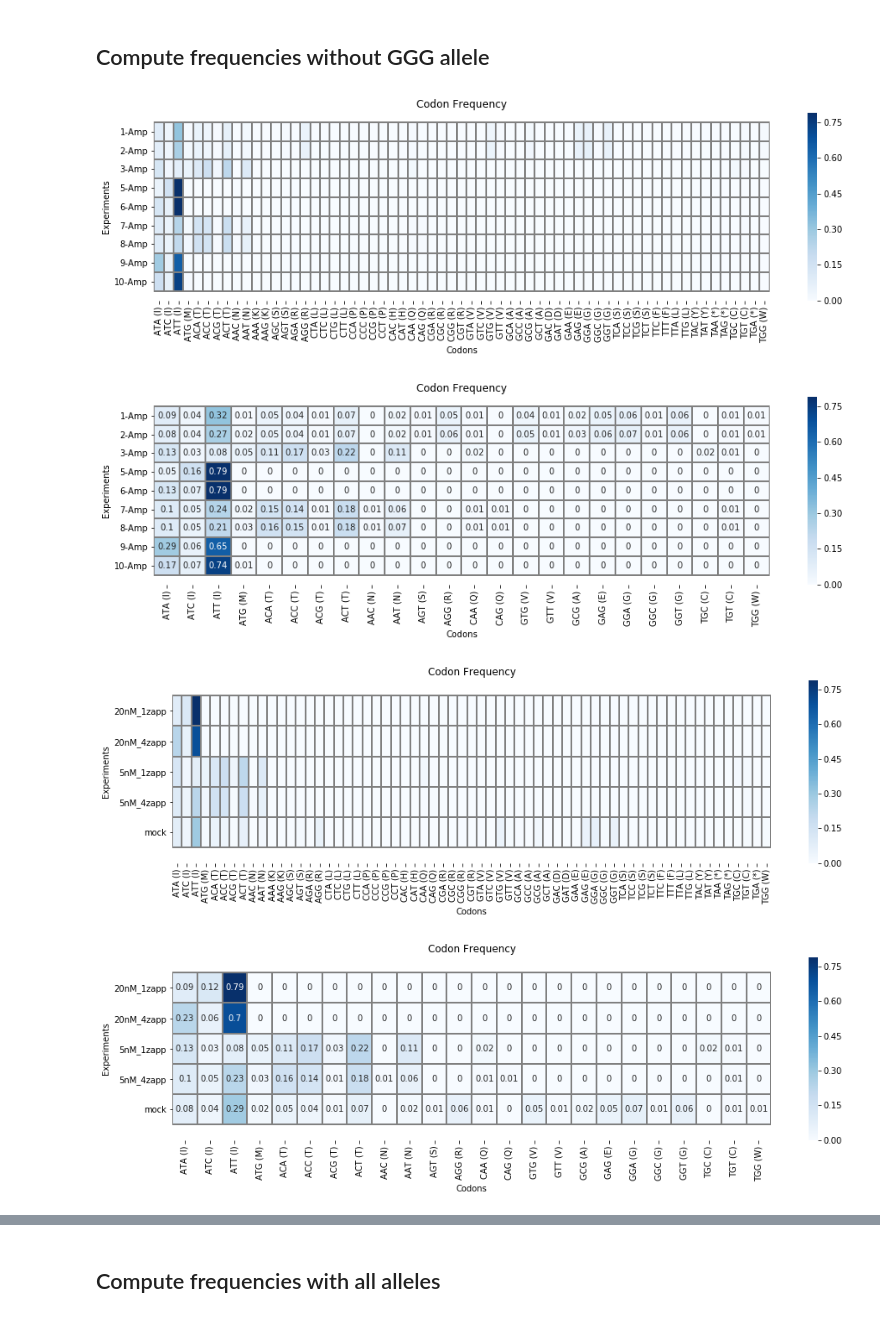
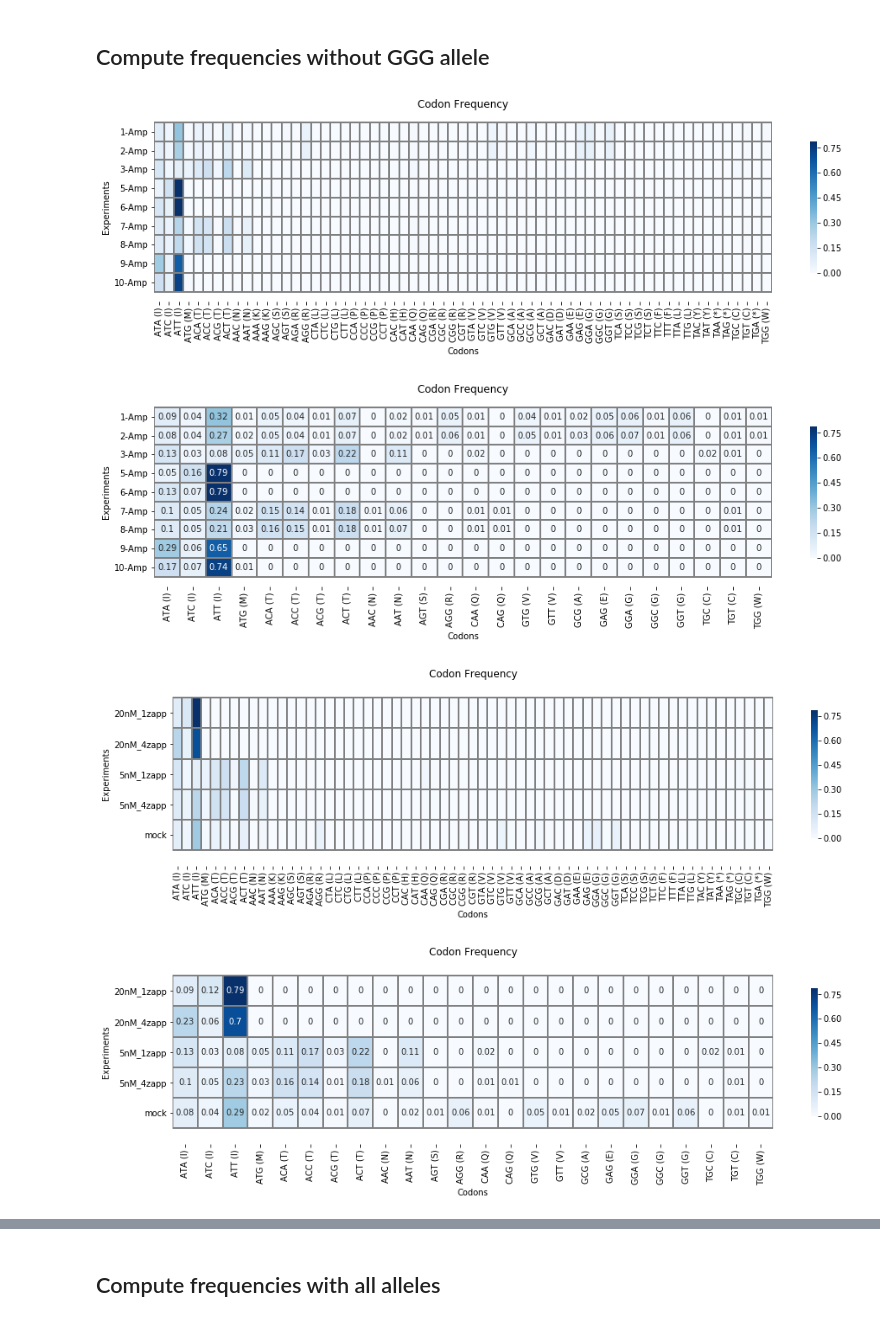
Before and after one commit to mtinti/dh_simone_experiments, a Jupyter notebook: TRYlhwR/Clean/make_plots.ipynb, the cells around one changed output, grey strips where cells are left out. Saved outputs shown, nothing was run; the diff lists cells and outputs as text; code cells hidden in the pictures.

Commit message:
add frequency without ggg

```diff
--- a/TRYlhwR/Clean/make_plots.ipynb
+++ b/TRYlhwR/Clean/make_plots.ipynb
@@ -50,9 +50,12 @@ temp=df.drop('failed')
 temp=temp.drop('GGG')
 temp = temp/temp.sum()
 
+round_to = 2
+
 #visualize all
 fig,ax=plt.subplots(figsize=(16,4))
-sns.heatmap(temp.T.round(2).rename(labels,axis=1),ax=ax,cmap='Blues',linewidths=1, linecolor='grey')
+sns.heatmap(temp.T.round(round_to).rename(labels,axis=1),ax=ax,cmap='Blues',
+            linewidths=1, linecolor='grey',cbar_kws={"shrink": .7})
 ymin, ymax = ax.get_ylim()
 ax.set_ylim(ymin+0.5,ymax-0.5)
 ax.set_xlabel('Codons')
@@ -62,10 +65,11 @@ plt.show()
 
 #visualize selection
 fig,ax=plt.subplots(figsize=(16,4))
-selection = temp.T.round(2)
+selection = temp.T.round(round_to)
 #selection = selection[(selection != 0).any()]
 selection = selection.loc[:, (selection != 0).any(axis=0)]
-sns.heatmap(selection.rename(labels,axis=1) ,ax=ax,cmap='Blues',linewidths=1, linecolor='grey',annot=True)
+sns.heatmap(selection.rename(labels,axis=1) ,ax=ax,cmap='Blues',
+            linewidths=1, linecolor='grey',annot=True,cbar_kws={"shrink": .7})
 ymin, ymax = ax.get_ylim()
 ax.set_ylim(ymin+0.5,ymax-0.5)
 ax.set_xlabel('Codons')
@@ -76,37 +80,65 @@ plt.show()
 #print(temp.columns)
 temp=temp.T
 temp['experiment']=['mock', 'mock',
                 '5nM_1zapp',
                 '20nM_1zapp', '20nM_1zapp',
                 '5nM_4zapp', '5nM_4zapp',
                 '20nM_4zapp','20nM_4zapp']
 
 temp = temp.groupby('experiment').mean()
 
 #average results and plot
 fig,ax=plt.subplots(figsize=(16,4))
-sns.heatmap(temp.rename(labels,axis=1),ax=ax,cmap='Blues',linewidths=1, linecolor='grey')
+sns.heatmap(temp.rename(labels,axis=1),ax=ax,cmap='Blues',
+            linewidths=1, linecolor='grey',cbar_kws={"shrink": .7})
 ymin, ymax = ax.get_ylim()
 ax.set_ylim(ymin+0.5,ymax-0.5)
 ax.set_xlabel('Codons')
 ax.set_ylabel('Experiments')
 plt.title('Codon Frequency')
 plt.show()
 
 #average results and plot selection
 fig,ax=plt.subplots(figsize=(16,4))
-selection = temp.round(2)
+selection = temp.round(round_to)
 #selection = selection[(selection != 0).any()]
 selection = selection.loc[:, (selection != 0).any(axis=0)]
-sns.heatmap(selection.rename(labels,axis=1) ,ax=ax,cmap='Blues',linewidths=1, linecolor='grey',annot=True)
+sns.heatmap(selection.rename(labels,axis=1) ,ax=ax,cmap='Blues',
+            linewidths=1, linecolor='grey',annot=True,cbar_kws={"shrink": .7})
 ymin, ymax = ax.get_ylim()
 ax.set_ylim(ymin+0.5,ymax-0.5)
 ax.set_xlabel('Codons')
 ax.set_ylabel('Experiments')
 plt.title('Codon Frequency')
 plt.show()
+
+round_to = 4
+
+
+#average results and plot selection
+fig,ax=plt.subplots(figsize=(8,10))
+selection = temp.round(round_to)
+#selection = selection[(selection != 0).any()]
+selection = selection.loc[:, (selection != 0).any(axis=0)]
+selection=selection.T
+sns.heatmap(selection.rename(labels) ,
+            ax=ax,cmap='Blues',linewidths=1,
+            linecolor='grey',annot=True,
+           cbar_kws={"shrink": .4})
+ymin, ymax = ax.get_ylim()
+ax.set_ylim(ymin+0.5,ymax-0.5)
+plt.yticks(rotation=360)
+
+plt.tick_params(axis='both',
+                which='major',
+                labelsize=10, labelbottom = True, bottom=True, top = True, labeltop=True)
+
+ax.set_ylabel('Codons')
+ax.set_xlabel('Experiments')
+plt.title('Codon Frequency')
+plt.show()
 # %% [output]
-[figure, old version]
+[figure, new version]
-[figure, old version]
+[figure, new version]
-[figure, old version]
+[figure, new version]
-[figure, old version]
+[figure, new version]
```
Also changed, not shown: parts of 1 cell of this notebook, 1 other file.
